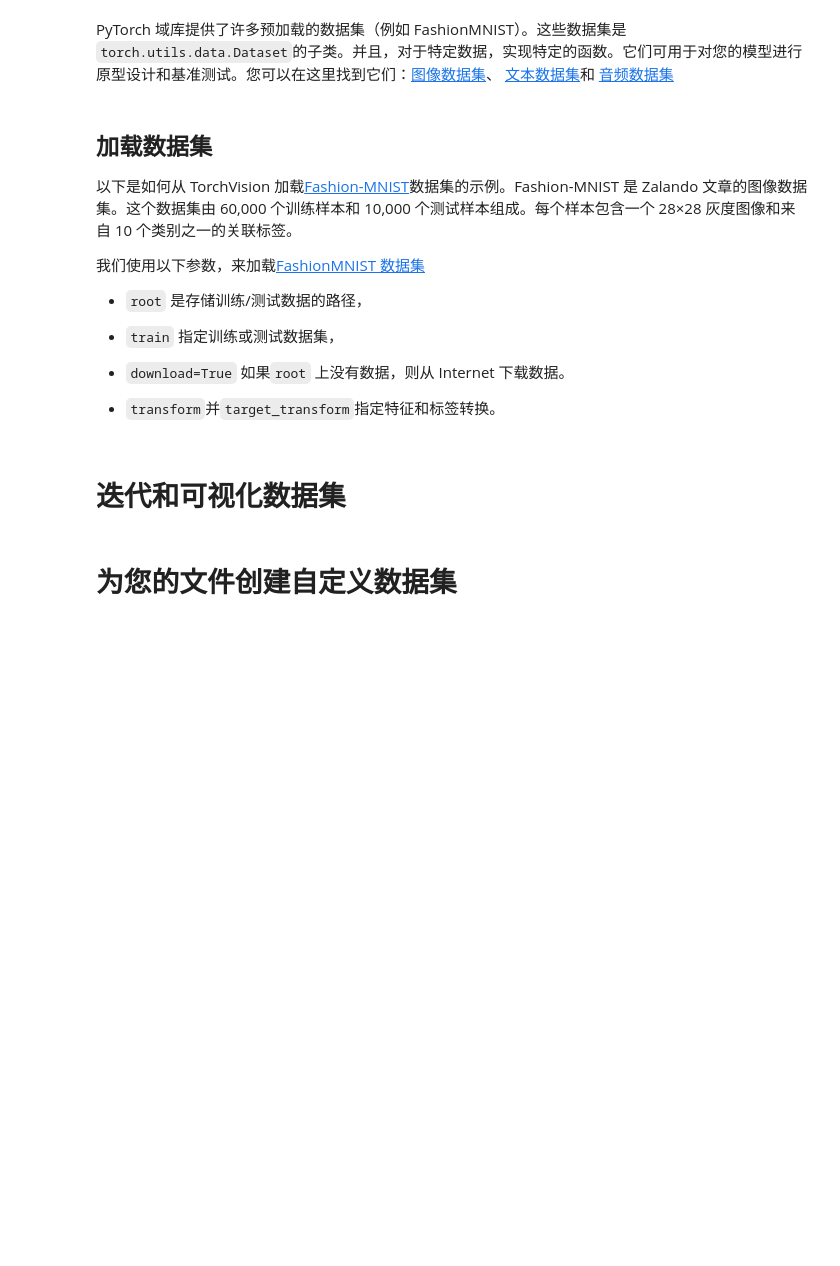
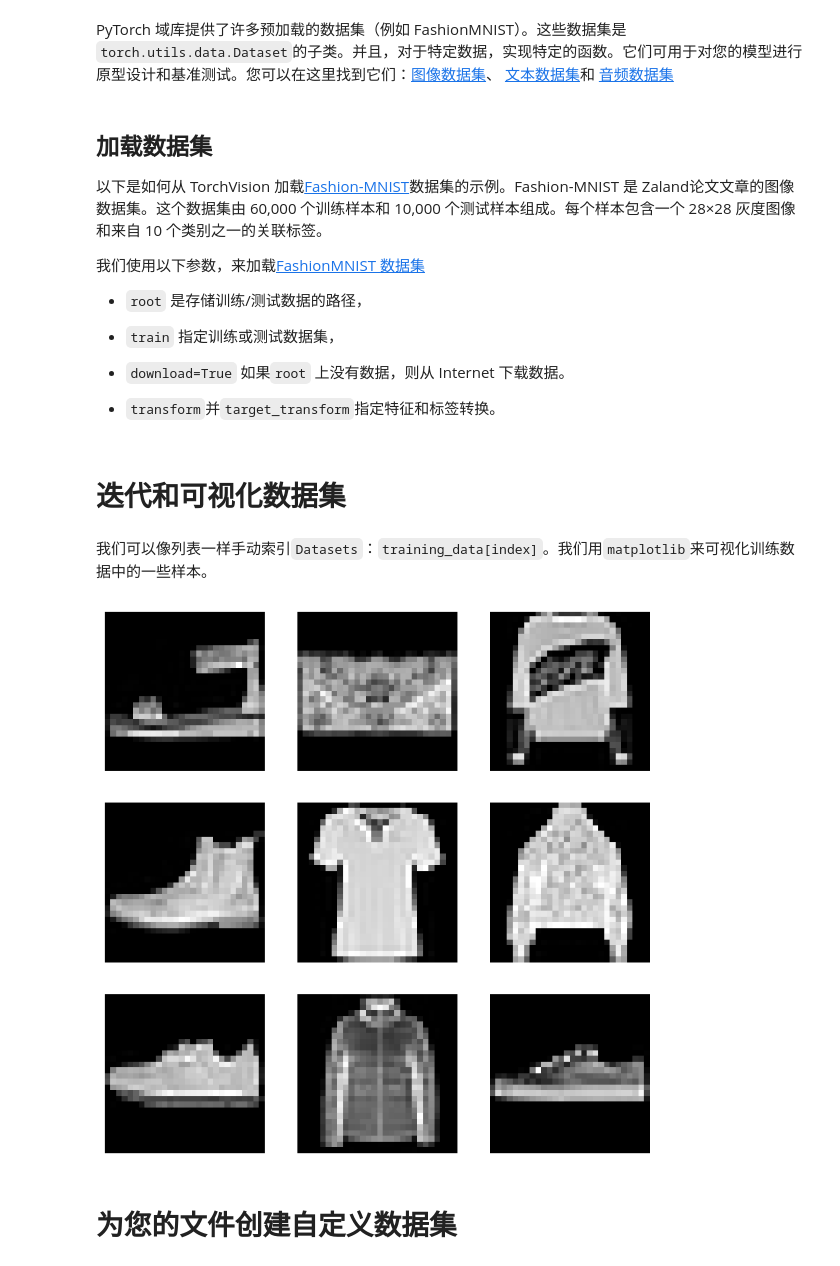
Before and after one commit to storm-ice/Get_started_with_PyTorch, a Jupyter notebook: 2.数据集和数据加载器.ipynb, the cells around one changed output. Saved outputs shown, nothing was run; the diff lists cells and outputs as text; code cells hidden in the pictures; blank space fills up the shorter version.

```diff
--- a/2.数据集和数据加载器.ipynb
+++ b/2.数据集和数据加载器.ipynb
@@ -12,7 +12,7 @@ PyTorch 域库提供了许多预加载的数据集（例如 FashionMNIST）。
 # %% [markdown]
 ## 加载数据集
 
-以下是如何从 TorchVision 加载[Fashion-MNIST](https://research.zalando.com/project/fashion_mnist/fashion_mnist/)数据集的示例。Fashion-MNIST 是 Zalando 文章的图像数据集。这个数据集由 60,000 个训练样本和 10,000 个测试样本组成。每个样本包含一个 28×28 灰度图像和来自 10 个类别之一的关联标签。
+以下是如何从 TorchVision 加载[Fashion-MNIST](https://research.zalando.com/project/fashion_mnist/fashion_mnist/)数据集的示例。Fashion-MNIST 是 Zaland论文文章的图像数据集。这个数据集由 60,000 个训练样本和 10,000 个测试样本组成。每个样本包含一个 28×28 灰度图像和来自 10 个类别之一的关联标签。
 
 我们使用以下参数，来加载[FashionMNIST 数据集](https://pytorch.org/vision/stable/datasets.html#fashinistom)
 
@@ -47,5 +46,32 @@ test_data = datasets.FashionMNIST(
 )
 # %% [markdown]
 # 迭代和可视化数据集
+# %% [markdown]
+我们可以像列表一样手动索引`Datasets`：`training_data[index]`。我们用`matplotlib`来可视化训练数据中的一些样本。
+# %%
+labels_map = {
+    0: "T-Shirt",
+    1: "Trouser",
+    2: "Pullover",
+    3: "Dress",
+    4: "Coat",
+    5: "Sandal",
+    6: "Shirt",
+    7: "Sneaker",
+    8: "Bag",
+    9: "Ankle Boot",
+}
+
+figure = plt.figure(figsize = (8, 8))
+cols, rows = 3, 3
+for i in range(1, cols * rows + 1):
+    sample_idx = torch.randint(len(training_data), size = (1, )).item()
+    img, idx = training_data[sample_idx]
+    figure.add_subplot(rows, cols, i)
+    plt.axis("off")
+    plt.imshow(img.squeeze(), cmap = "gray")
+plt.show()
+# %% [output]
+[figure, added]
 # %% [markdown]
 # 为您的文件创建自定义数据集
```
Also changed, not shown: parts of 15 cells of this notebook, 1 other file.
